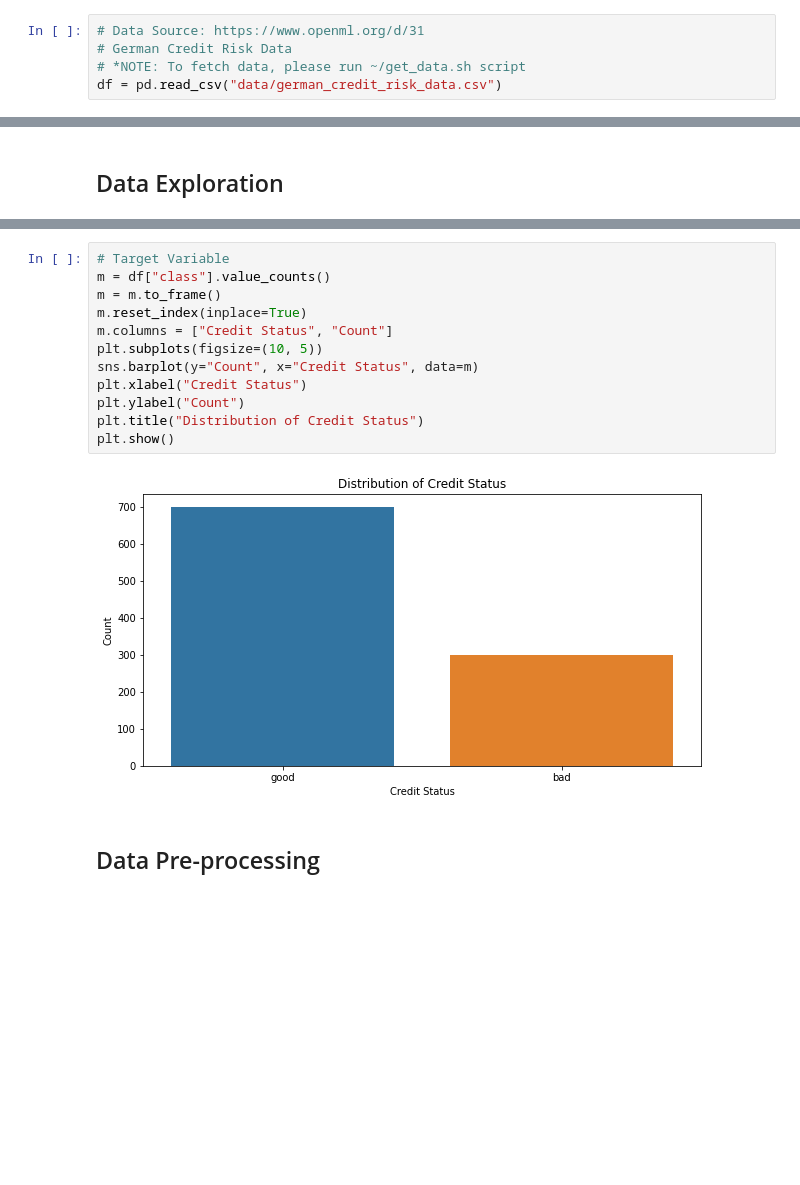
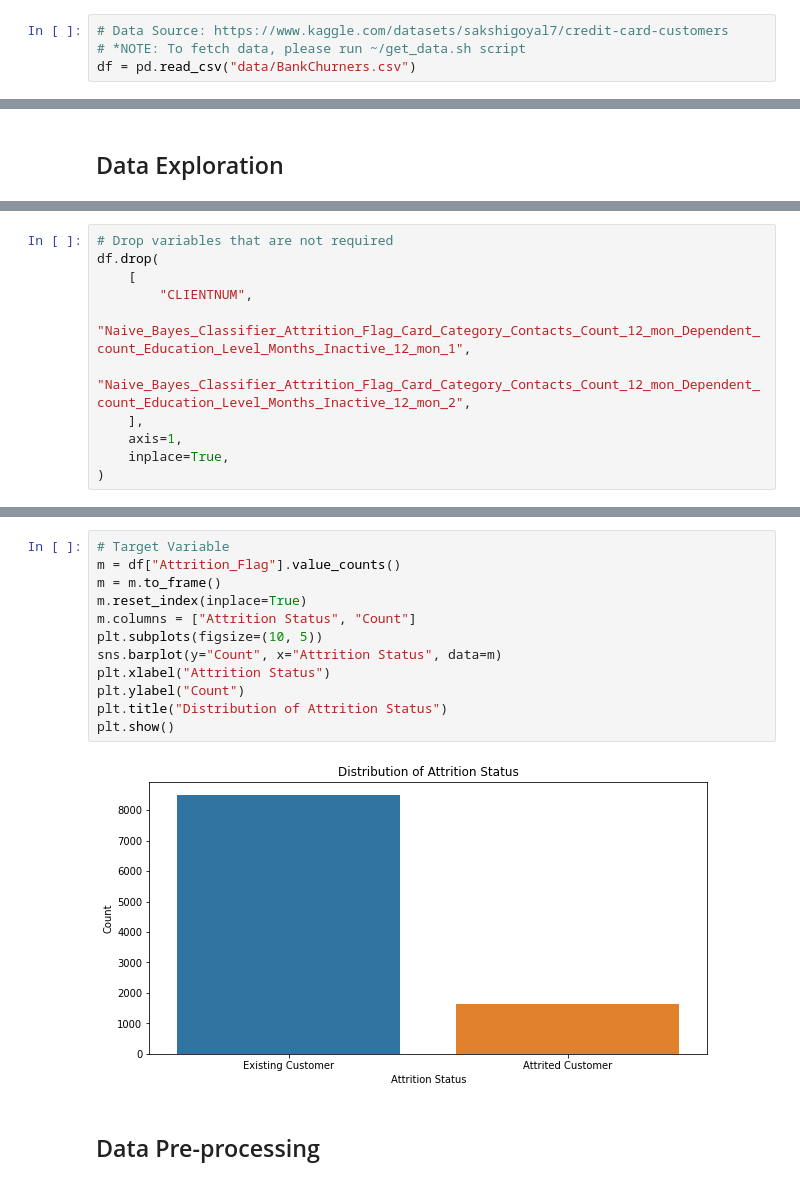
Before and after one commit to denim-bluu/python-credit_risk_bayes, a Jupyter notebook: work.ipynb, the cells around one changed output, grey strips where cells are left out. Drawn from its saved outputs; the diff is of its cells as text; blank space fills up the shorter version.

```diff
--- a/work.ipynb
+++ b/work.ipynb
@@ -11,8 +18,7 @@ ContextualVersionConflict: (scipy 1.8.0 (/Users/joonkang/.pyenv/versions/3.9.11/
 # %%
-# Data Source: https://www.openml.org/d/31
-# German Credit Risk Data
+# Data Source: https://www.kaggle.com/datasets/sakshigoyal7/credit-card-customers
 # *NOTE: To fetch data, please run ~/get_data.sh script
-df = pd.read_csv("data/german_credit_risk_data.csv")
+df = pd.read_csv("data/BankChurners.csv")
 # %% [markdown]
 # Data
 # %% [markdown]
@@ -30,3 +35,14 @@ df.head()
+# %%
+# Drop variables that are not required
+df.drop(
+    [
+        "CLIENTNUM",
+        "Naive_Bayes_Classifier_Attrition_Flag_Card_Category_Contacts_Count_12_mon_Dependent_count_Education_Level_Months_Inactive_12_mon_1",
+        "Naive_Bayes_Classifier_Attrition_Flag_Card_Category_Contacts_Count_12_mon_Dependent_count_Education_Level_Months_Inactive_12_mon_2",
+    ],
+    axis=1,
+    inplace=True,
+)
 # %%
 # Non-null data, balanced data
 df.info()
@@ -67,17 +82,17 @@ df.describe(include="all")
 # %%
 # Target Variable
-m = df["class"].value_counts()
+m = df["Attrition_Flag"].value_counts()
 m = m.to_frame()
 m.reset_index(inplace=True)
-m.columns = ["Credit Status", "Count"]
+m.columns = ["Attrition Status", "Count"]
 plt.subplots(figsize=(10, 5))
-sns.barplot(y="Count", x="Credit Status", data=m)
-plt.xlabel("Credit Status")
+sns.barplot(y="Count", x="Attrition Status", data=m)
+plt.xlabel("Attrition Status")
 plt.ylabel("Count")
-plt.title("Distribution of Credit Status")
+plt.title("Distribution of Attrition Status")
 plt.show()
 # %% [output]
-[figure, old version]
+[figure, new version]
 # %% [markdown]
 ## Data Pre-processing
 # %% [markdown]
```
Also changed, not shown: parts of 32 cells of this notebook, 7 other files.
